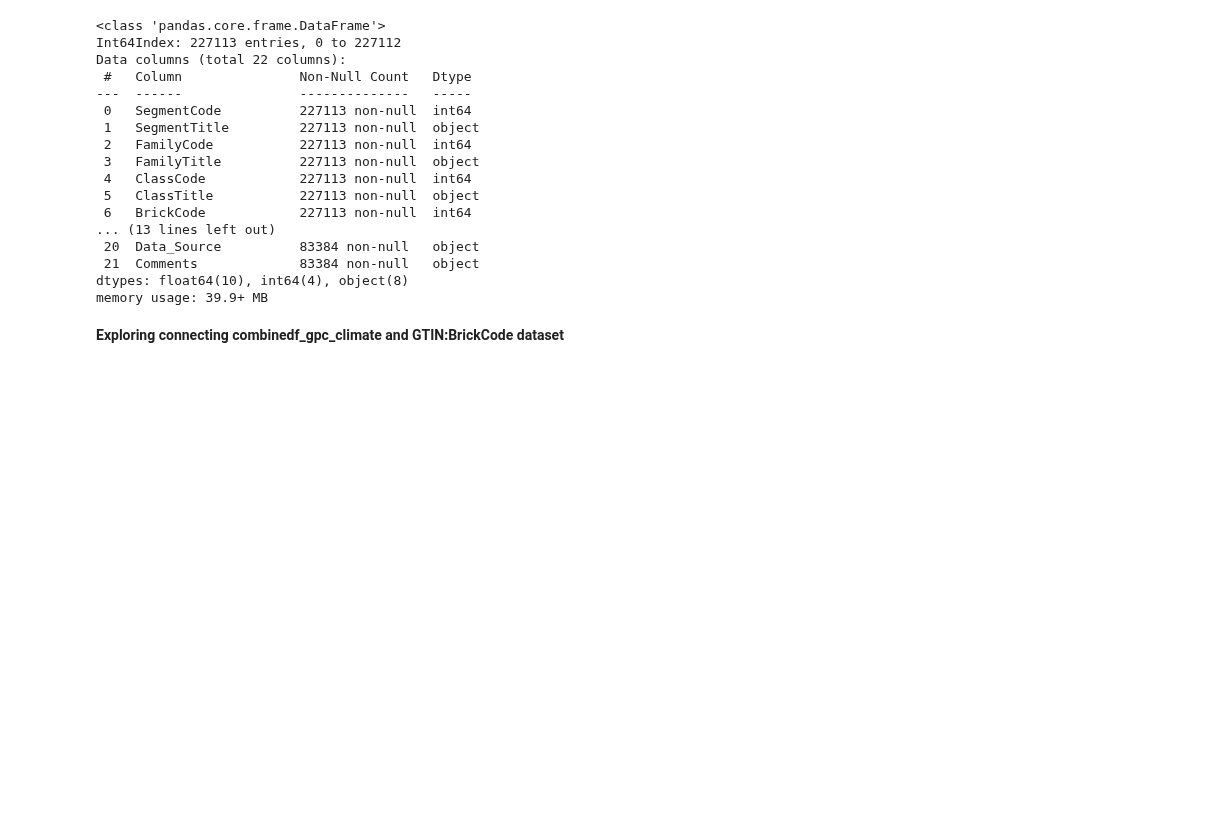
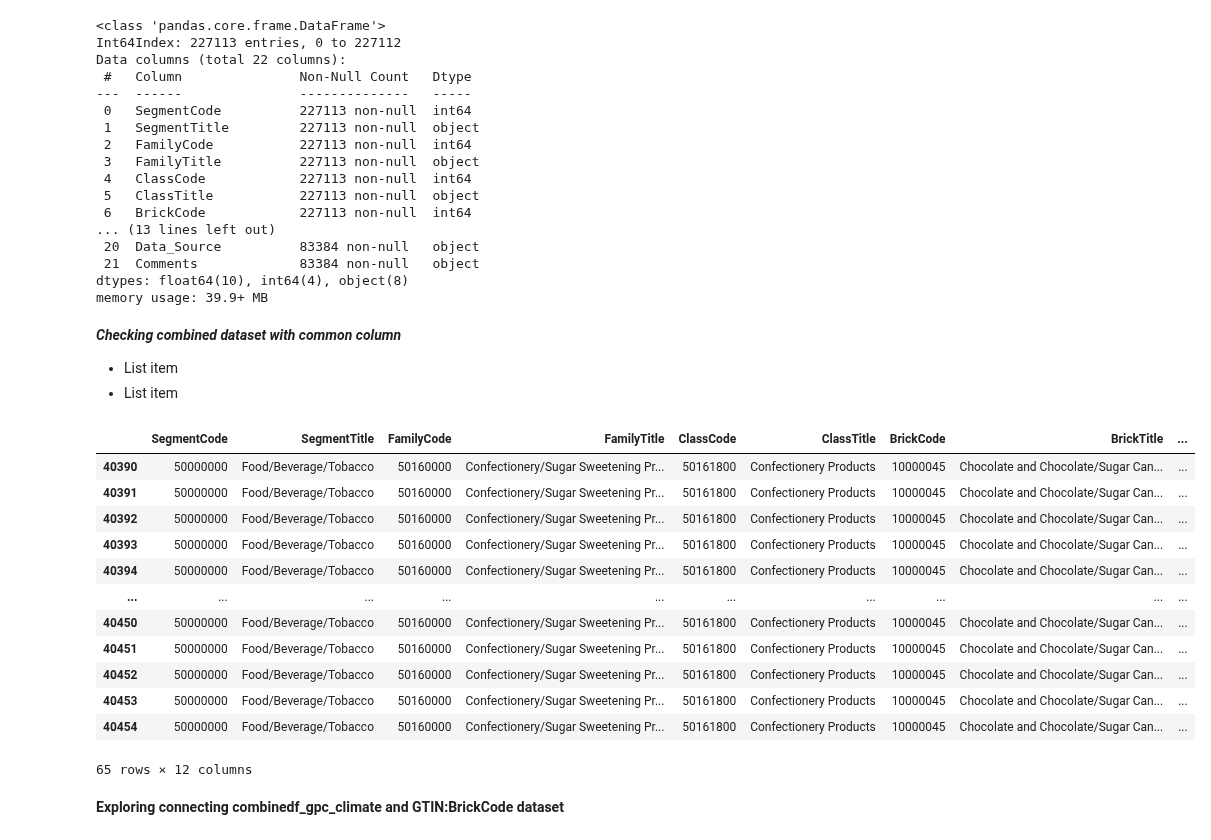
Before and after one commit to mrchapagain/ConsumerDataAnalytics, a Jupyter notebook: Data_Exploration.ipynb, the cells around one changed output. Saved outputs shown, nothing was run; the diff lists cells and outputs as text; code cells hidden in the pictures; blank space fills up the shorter version.

```diff
--- a/Data_Exploration.ipynb
+++ b/Data_Exploration.ipynb
@@ -477,6 +459,34 @@ Data columns (total 22 columns):
  21  Comments             83384 non-null   object
 dtypes: float64(10), int64(4), object(8)
 memory usage: 39.9+ MB
+# %% [markdown]
+***Checking combined dataset with common column***
+
+*   List item
+*   List item
+# %%
+#@title Checking the BrickCode columns in different dataset { run: "auto", vertical-output: true, display-mode: "both" }
+Dataset = TradeSync #@param ["TradeSync", "Climate", "Combine"] {type:"raw"}
+
+# Checking the BrickCode columns in different dataset
+TradeSync= df_tradesync_gpc[df_tradesync_gpc.BrickCode== 10000045.0]
+Climate= df_climate_selected[df_climate_selected.GPC_Level4_dk== 10000045.0]
+Combine= combinedf_gpc_climate[combinedf_gpc_climate.BrickCode== 10000045.0]
+Dataset
+# %% [output]
+|  | SegmentCode | SegmentTitle | FamilyCode | FamilyTitle | ClassCode | ClassTitle | BrickCode | BrickTitle | ... |
+| 40390 | 50000000 | Food/Beverage/Tobacco | 50160000 | Confectionery/Sugar Sweetening Pr... | 50161800 | Confectionery Products | 10000045 | Chocolate and Chocolate/Sugar Can... | ... |
+| 40391 | 50000000 | Food/Beverage/Tobacco | 50160000 | Confectionery/Sugar Sweetening Pr... | 50161800 | Confectionery Products | 10000045 | Chocolate and Chocolate/Sugar Can... | ... |
+| 40392 | 50000000 | Food/Beverage/Tobacco | 50160000 | Confectionery/Sugar Sweetening Pr... | 50161800 | Confectionery Products | 10000045 | Chocolate and Chocolate/Sugar Can... | ... |
+| 40393 | 50000000 | Food/Beverage/Tobacco | 50160000 | Confectionery/Sugar Sweetening Pr... | 50161800 | Confectionery Products | 10000045 | Chocolate and Chocolate/Sugar Can... | ... |
+| 40394 | 50000000 | Food/Beverage/Tobacco | 50160000 | Confectionery/Sugar Sweetening Pr... | 50161800 | Confectionery Products | 10000045 | Chocolate and Chocolate/Sugar Can... | ... |
+| ... | ... | ... | ... | ... | ... | ... | ... | ... | ... |
+| 40450 | 50000000 | Food/Beverage/Tobacco | 50160000 | Confectionery/Sugar Sweetening Pr... | 50161800 | Confectionery Products | 10000045 | Chocolate and Chocolate/Sugar Can... | ... |
+| 40451 | 50000000 | Food/Beverage/Tobacco | 50160000 | Confectionery/Sugar Sweetening Pr... | 50161800 | Confectionery Products | 10000045 | Chocolate and Chocolate/Sugar Can... | ... |
+| 40452 | 50000000 | Food/Beverage/Tobacco | 50160000 | Confectionery/Sugar Sweetening Pr... | 50161800 | Confectionery Products | 10000045 | Chocolate and Chocolate/Sugar Can... | ... |
+| 40453 | 50000000 | Food/Beverage/Tobacco | 50160000 | Confectionery/Sugar Sweetening Pr... | 50161800 | Confectionery Products | 10000045 | Chocolate and Chocolate/Sugar Can... | ... |
+| 40454 | 50000000 | Food/Beverage/Tobacco | 50160000 | Confectionery/Sugar Sweetening Pr... | 50161800 | Confectionery Products | 10000045 | Chocolate and Chocolate/Sugar Can... | ... |
+65 rows × 12 columns
 # %% [markdown]
 **Exploring connecting combinedf_gpc_climate and GTIN:BrickCode dataset**
 # %% [markdown]
```
Also changed, not shown: parts of 10 cells of this notebook.
